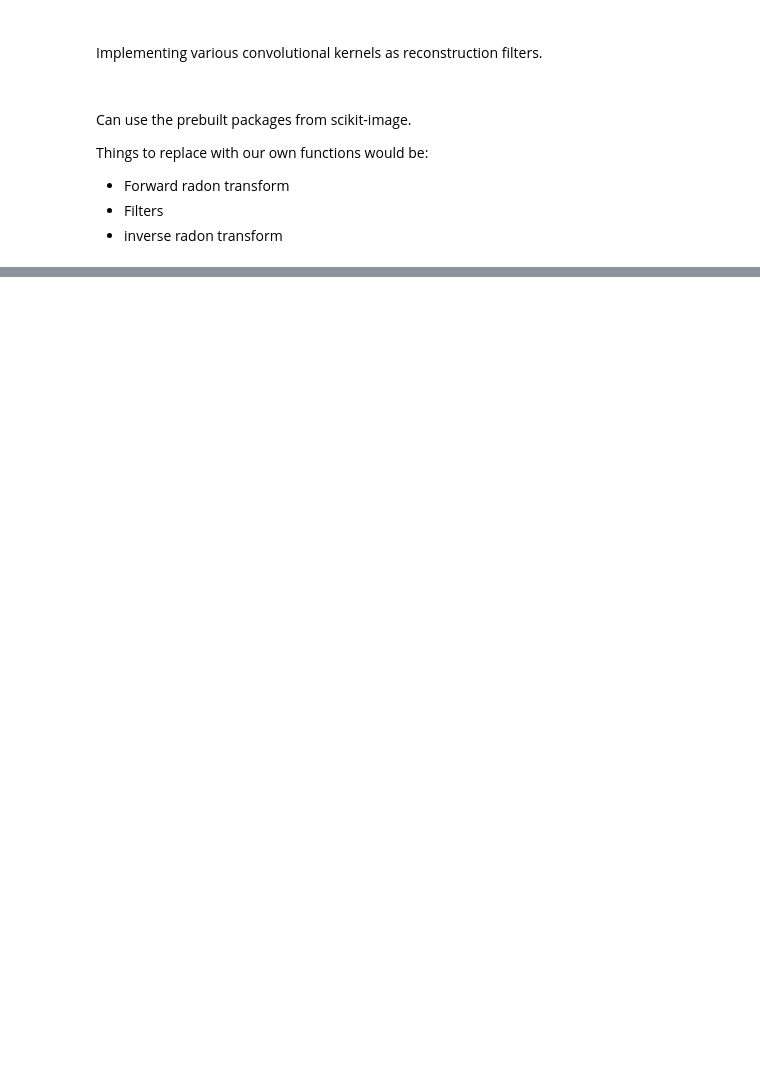
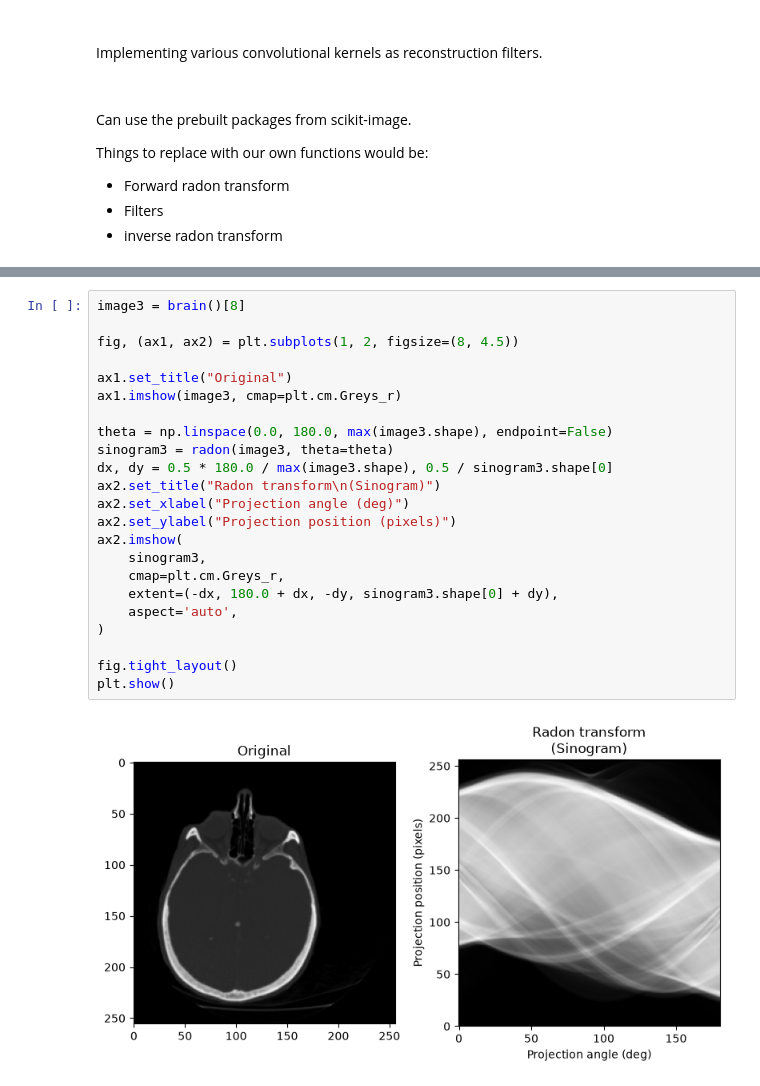
Before and after one commit to mThmo/Radon_26f, a Jupyter notebook: FBP_python_implementation/Implementation_notebook.ipynb, the cells around one changed output, grey strips where cells are left out. Saved outputs shown, nothing was run; the diff lists cells and outputs as text; blank space fills up the shorter version.

```diff
--- a/FBP_python_implementation/Implementation_notebook.ipynb
+++ b/FBP_python_implementation/Implementation_notebook.ipynb
@@ -63,0 +111,25 @@ FBP rms reconstruction error: 0.0283
+# %%
+image3 = brain()[8]
+
+fig, (ax1, ax2) = plt.subplots(1, 2, figsize=(8, 4.5))
+
+ax1.set_title("Original")
+ax1.imshow(image3, cmap=plt.cm.Greys_r)
+
+theta = np.linspace(0.0, 180.0, max(image3.shape), endpoint=False)
+sinogram3 = radon(image3, theta=theta)
+dx, dy = 0.5 * 180.0 / max(image3.shape), 0.5 / sinogram3.shape[0]
+ax2.set_title("Radon transform\n(Sinogram)")
+ax2.set_xlabel("Projection angle (deg)")
+ax2.set_ylabel("Projection position (pixels)")
+ax2.imshow(
+    sinogram3,
+    cmap=plt.cm.Greys_r,
+    extent=(-dx, 180.0 + dx, -dy, sinogram3.shape[0] + dy),
+    aspect='auto',
+)
+
+fig.tight_layout()
+plt.show()
+# %% [output]
+[figure, added]
```
Also changed, not shown: parts of 6 cells of this notebook, 2 other files.
